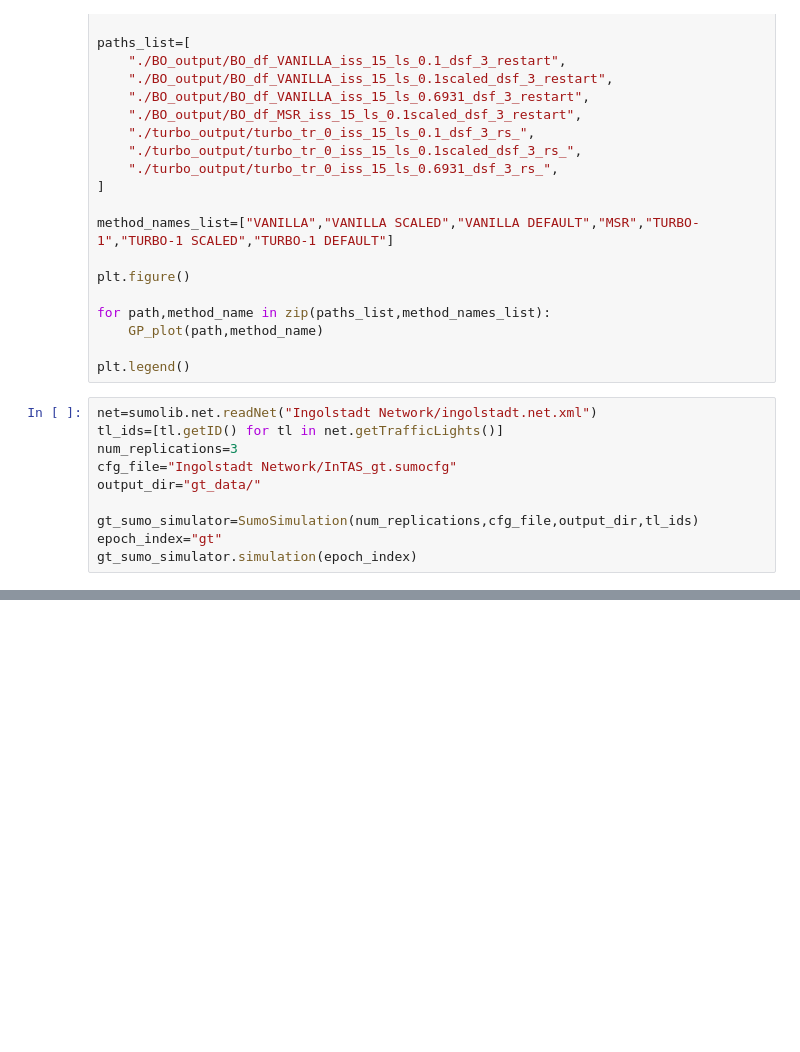
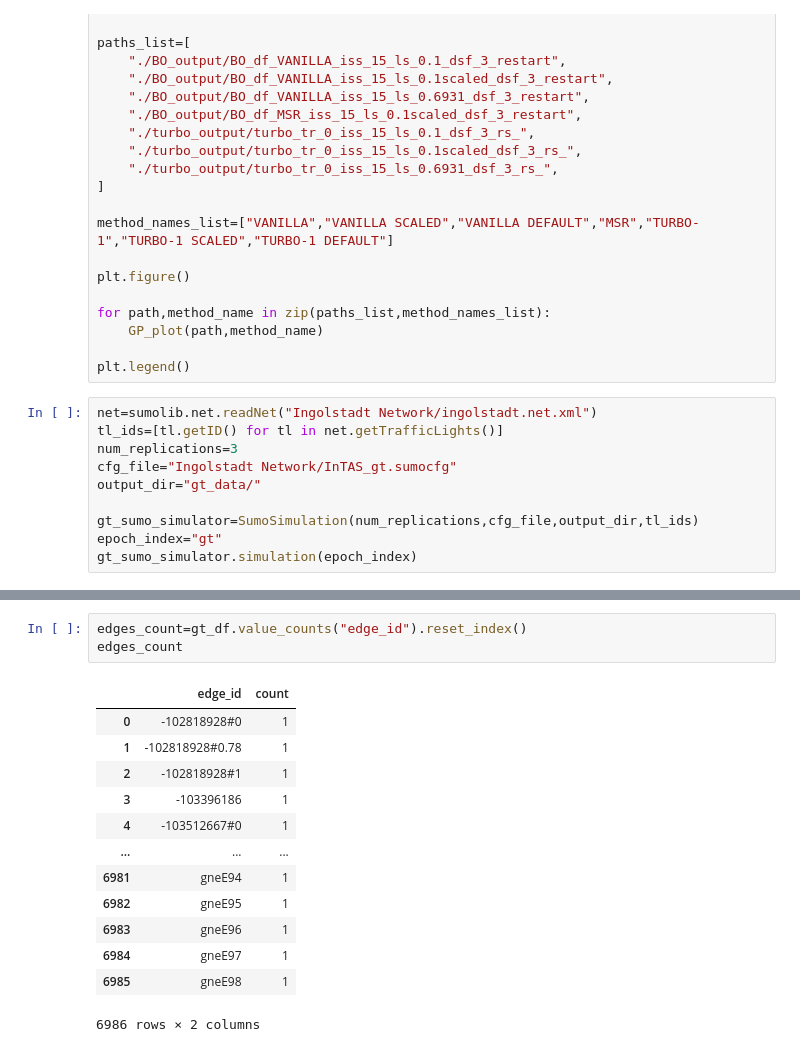
Before and after one commit to soheil-housni/Bayesian-Optimization-for-Traffic-Signal-Green-Time-Calibration, a Jupyter notebook: main.ipynb, the cells around one changed output, grey strips where cells are left out. Drawn from its saved outputs; the diff is of its cells as text; blank space fills up the shorter version.

```diff
--- a/main.ipynb
+++ b/main.ipynb
@@ -1571,0 +1592,17 @@ gt_sumo_simulator.simulation(epoch_index)
+# %%
+edges_count=gt_df.value_counts("edge_id").reset_index()
+edges_count
+# %% [output]
+|  | edge_id | count |
+| 0 | -102818928#0 | 1 |
+| 1 | -102818928#0.78 | 1 |
+| 2 | -102818928#1 | 1 |
+| 3 | -103396186 | 1 |
+| 4 | -103512667#0 | 1 |
+| ... | ... | ... |
+| 6981 | gneE94 | 1 |
+| 6982 | gneE95 | 1 |
+| 6983 | gneE96 | 1 |
+| 6984 | gneE97 | 1 |
+| 6985 | gneE98 | 1 |
+6986 rows × 2 columns
```
Also changed, not shown: parts of 3 cells of this notebook, 1 other file.
